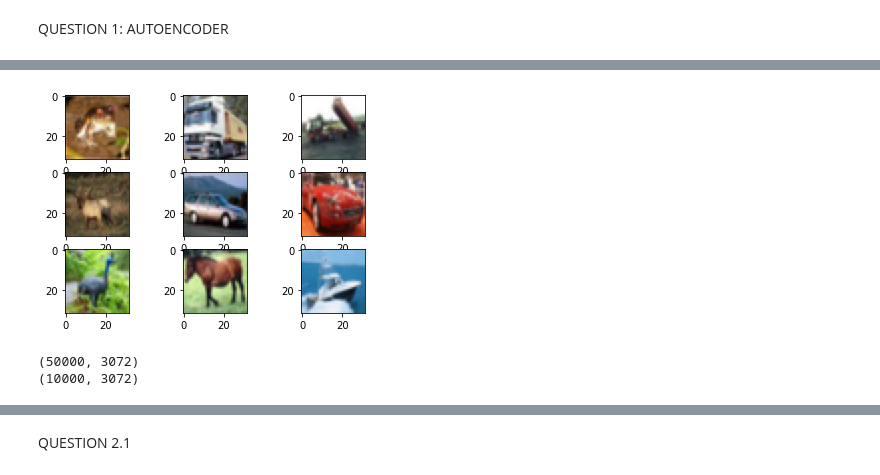
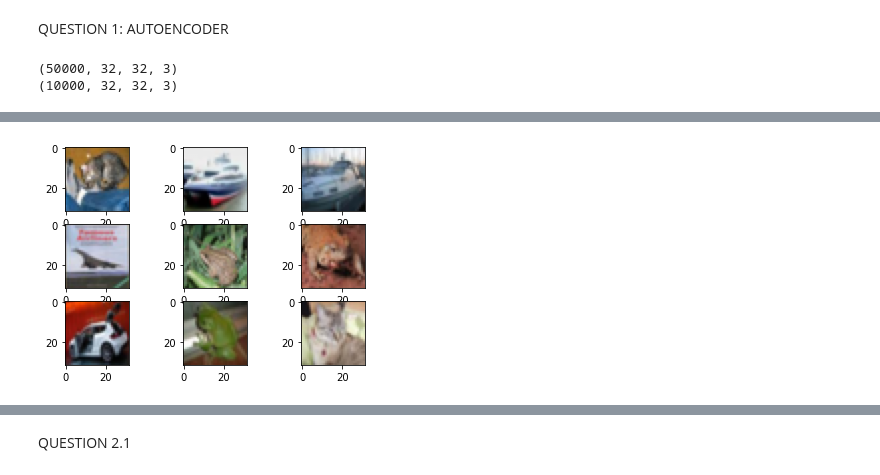
Before and after one commit to vc470/deeplearningvc470, a Jupyter notebook: Homework_3_VID_CHAN.ipynb, the cells around one changed output, grey strips where cells are left out. Drawn from its saved outputs; the diff is of its cells as text; code cells hidden in the pictures.

```diff
--- a/Homework_3_VID_CHAN.ipynb
+++ b/Homework_3_VID_CHAN.ipynb
@@ -41,12 +19,22 @@ from keras.datasets import cifar10
+# %%
+(x_train, _), (x_test, _) = cifar10.load_data()
+x_train = x_train.astype('float32') / 255.
+x_test = x_test.astype('float32') / 255.
+x_train = np.reshape(x_train, (len(x_train),32,32,3))
+x_test = np.reshape(x_test, (len(x_test),32,32,3))
+
+print(x_train.shape)
+print(x_test.shape)
+# %% [output]
+(50000, 32, 32, 3)
+(10000, 32, 32, 3)
 # %%
-#(trainX, trainy), (testX, testy) = cifar10.load_data()
-(x_train, _), (x_test, _) = cifar10.load_data()
 # plot first few images
 for i in range(9):
 	# define subplot
 	pyplot.subplot(330 + 1 + i)
 	# plot raw pixel data
-	pyplot.imshow(x_train[i])
+	pyplot.imshow(x_test[i])
 # show the figure
 pyplot.show()
 # %% [output]
@@ -55,11 +41 @@ Downloading data from https://www.cs.toronto.edu/~kriz/cifar-10-python.tar.gz
-[figure, old version]
+[figure, new version]
-# %%
-x_train = x_train.astype('float32') / 255.
-x_test = x_test.astype('float32') / 255.
-x_train = x_train.reshape((len(x_train), np.prod(x_train.shape[1:])))
-x_test = x_test.reshape((len(x_test), np.prod(x_test.shape[1:])))
-print(x_train.shape)
-print(x_test.shape)
-# %% [output]
-(50000, 3072)
-(10000, 3072)
```
Also changed, not shown: parts of 22 cells of this notebook.
